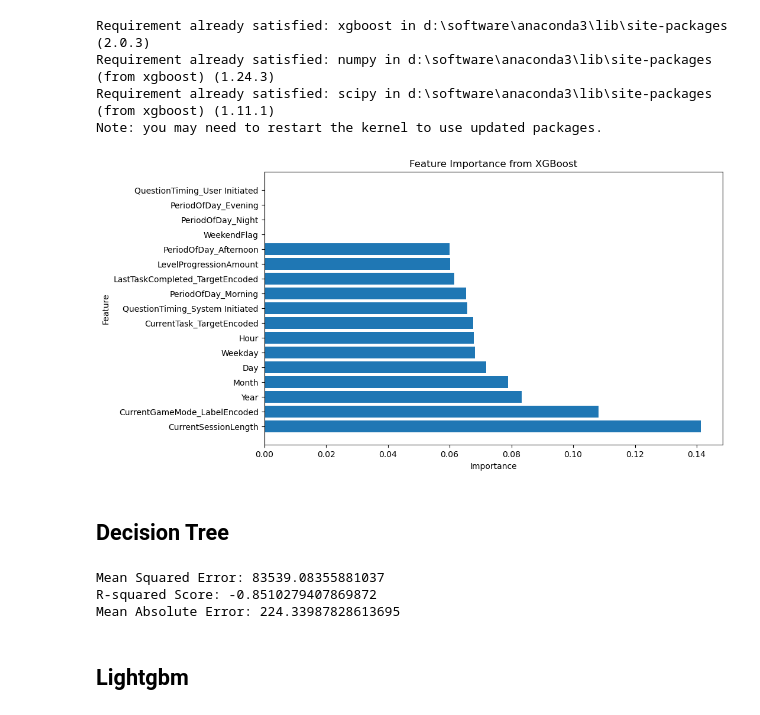
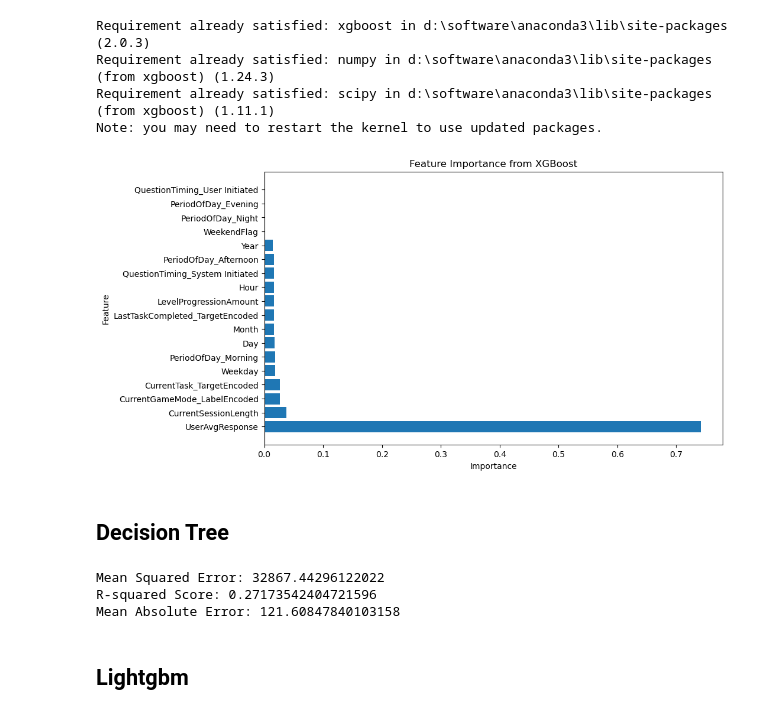
Before and after one commit to Luustrawberry/ML_Group_26, a Jupyter notebook: ML V3.ipynb, the cells around one changed output. Cells and saved outputs as stored; diff of their text form; code cells hidden in the pictures.

```diff
--- a/ML V3.ipynb
+++ b/ML V3.ipynb
@@ -745,34 +765,34 @@ Note: you may need to restart the kernel to use updated packages.
 # %%
 import pandas as pd
 import xgboost as xgb
 from sklearn.model_selection import train_test_split
 import matplotlib.pyplot as plt
 
-file_path = 'scaled_new_train_data_knn_imputed.csv'
+file_path = 'train_data_knn_imputed.csv'
 final_data = pd.read_csv(file_path)
 
 target = 'ResponseValue'
 features = final_data.drop(columns=[target])
 target_data = final_data[target]
 
 X_train, X_test, y_train, y_test = train_test_split(features, target_data, test_size=0.2, random_state=42)
 
 xgb_model = xgb.XGBRegressor(objective='reg:squarederror', random_state=42)
 xgb_model.fit(X_train, y_train)
 
 importance = xgb_model.feature_importances_
 
 feature_importance_xgb = pd.DataFrame({'Feature': features.columns, 'Importance': importance})
 feature_importance_xgb = feature_importance_xgb.sort_values(by='Importance', ascending=False)
 
 plt.figure(figsize=(10, 6))
 plt.barh(feature_importance_xgb['Feature'], feature_importance_xgb['Importance'])
 plt.xlabel('Importance')
 plt.ylabel('Feature')
 plt.title('Feature Importance from XGBoost')
 plt.show()
 # %% [output]
-[figure, old version]
+[figure, new version]
 # %% [markdown]
 ## Decision Tree
 # %%
@@ -782,14 +802,14 @@ from sklearn.tree import DecisionTreeRegressor
 from sklearn.metrics import mean_squared_error, r2_score, mean_absolute_error
 
 # Load the data
-data_path = 'scaled_new_train_data_knn_imputed.csv'
+data_path = 'train_data_knn_imputed.csv'
 data = pd.read_csv(data_path)
 
 # Selecting features and target variable
 features = [
     "CurrentSessionLength", "CurrentGameMode_LabelEncoded", "CurrentTask_TargetEncoded",
     "LastTaskCompleted_TargetEncoded", "LevelProgressionAmount", "Month",
-    "WeekendFlag", "PeriodOfDay_Night", "QuestionTiming_System Initiated"
+    "WeekendFlag", "PeriodOfDay_Night", "QuestionTiming_System Initiated","UserAvgResponse"
 ]
 X = data[features]
 y = data['ResponseValue']
@@ -812,9 +832,9 @@ print(f"Mean Squared Error: {mse}")
 print(f"R-squared Score: {r2}")
 print(f"Mean Absolute Error: {mae}")
 # %% [output]
-Mean Squared Error: 83539.08355881037
-R-squared Score: -0.8510279407869872
-Mean Absolute Error: 224.33987828613695
+Mean Squared Error: 32867.44296122022
+R-squared Score: 0.27173542404721596
+Mean Absolute Error: 121.60847840103158
 # %% [markdown]
 ## Lightgbm
 # %%
```
Also changed, not shown: parts of 7 cells of this notebook.
